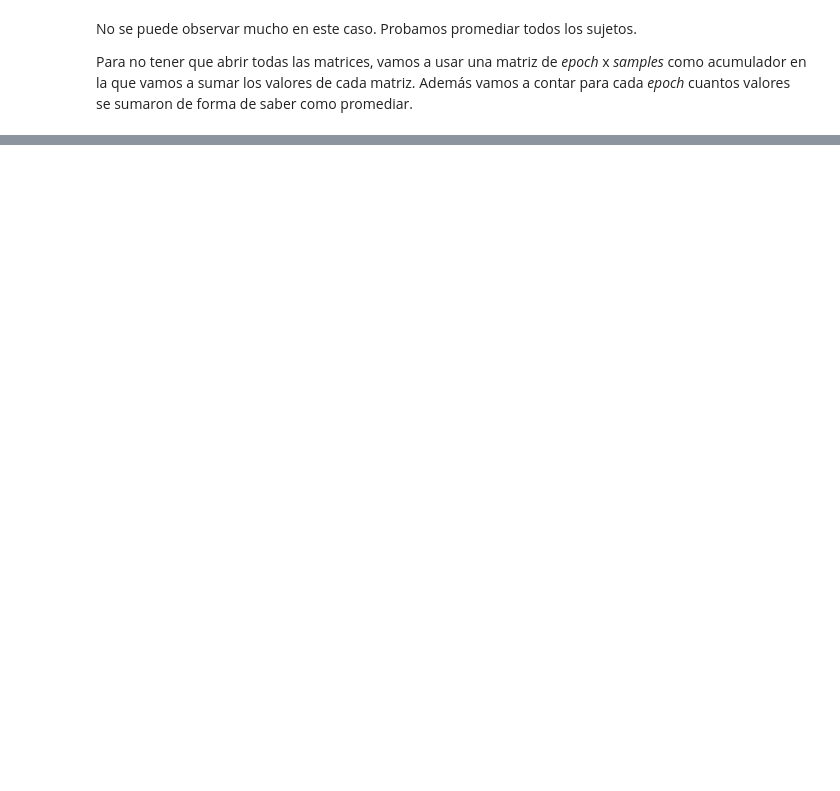
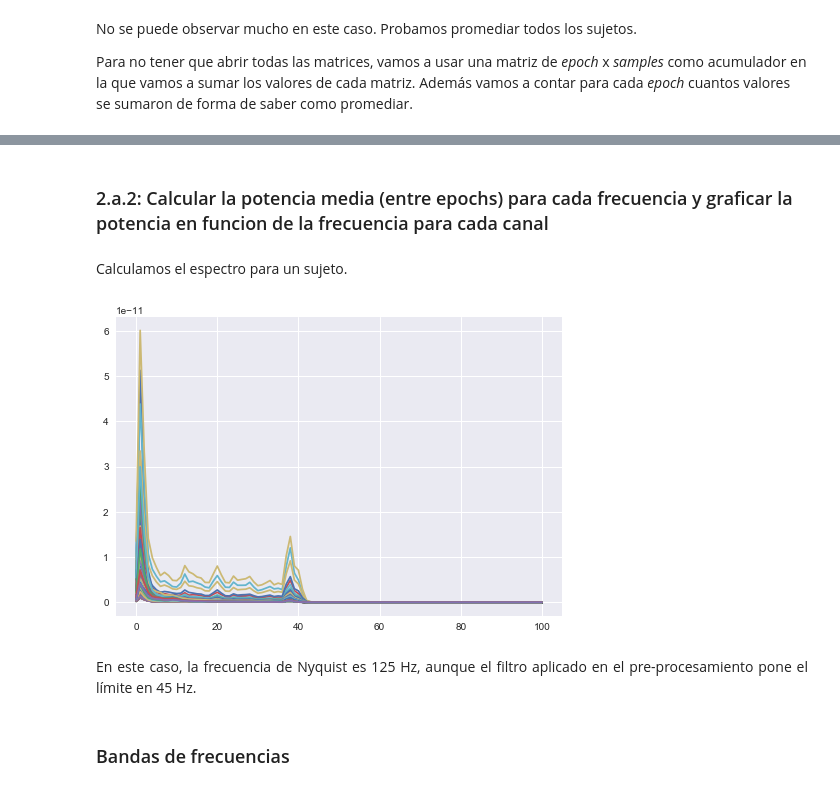
Before and after one commit to m2march/ciencia_datos, a Jupyter notebook: tp2/tp2.ipynb, the cells around one changed output, grey strips where cells are left out. Drawn from its saved outputs; the diff is of its cells as text; code cells hidden in the pictures; blank space fills up the shorter version.

```diff
--- a/tp2/tp2.ipynb
+++ b/tp2/tp2.ipynb
@@ -220,0 +248,21 @@ xlim(0, 47)
+# %% [markdown]
+### 2.a.2: Calcular la potencia media (entre epochs) para cada frecuencia y graficar la potencia en funcion de la frecuencia para cada canal
+# %% [markdown]
+<p style="text-align: justify;">
+Calculamos el espectro para un sujeto.
+</p>
+# %%
+fs=FREQ_SAMPLE
+freq, Pxx_trials = scs.welch(p01_mat[:,:,:], fs=fs)
+Pxx_channels = np.mean(Pxx_trials, axis=0)
+# %%
+plot(Pxx_channels.T)
+show()
+# %% [output]
+[figure, added]
+# %% [markdown]
+<p style="text-align: justify;">
+En este caso, la frecuencia de Nyquist es 125 Hz, aunque el filtro aplicado en el pre-procesamiento pone el límite en 45 Hz.
+</p>
+# %% [markdown]
+### Bandas de frecuencias
```
Also changed, not shown: parts of 132 cells of this notebook.
